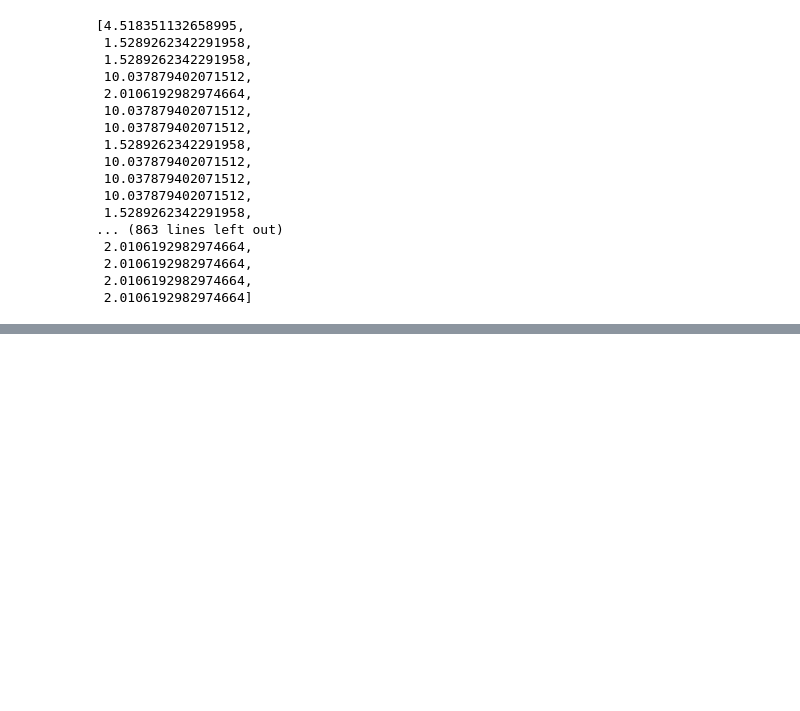
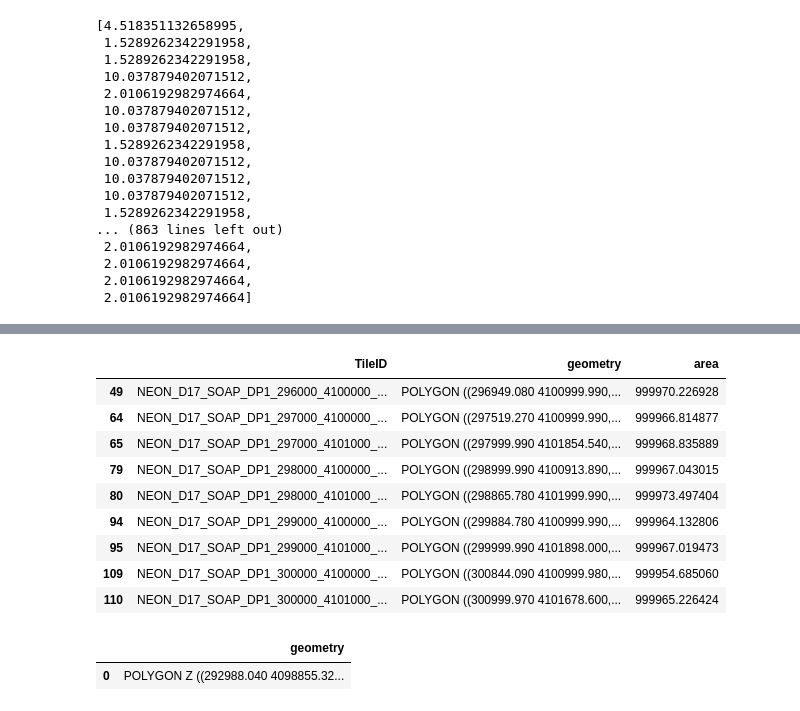
Before and after one commit to annaspiers/PRISMATIC, a Jupyter notebook: analyze.ipynb, the cells around one changed output, grey strips where cells are left out. Cells and saved outputs as stored; diff of their text form; code cells hidden in the pictures; blank space fills up the shorter version.

```diff
--- a/analyze.ipynb
+++ b/analyze.ipynb
@@ -172,0 +652,6 @@ result_biomass
+# %%
+import geopandas as gpd
+polygons_soap_all_utm = gpd.read_file('/media/toanngo/My Passport/lidar/SOAP/2019-06/merged_shp/2019_SOAP_4_merged_tiles.shp')
+# %%
+polygons_soap_all_utm['area'] = polygons_soap_all_utm.area
+polygons_soap_all_utm.explore("area", legend=False)
@@ -172,0 +660,23 @@ result_biomass
+# %%
+target_tiles = ['NEON_D17_SOAP_DP1_296000_4100000_classified_point_cloud',
+                'NEON_D17_SOAP_DP1_297000_4100000_classified_point_cloud',
+                'NEON_D17_SOAP_DP1_298000_4100000_classified_point_cloud',
+                'NEON_D17_SOAP_DP1_299000_4100000_classified_point_cloud',
+                'NEON_D17_SOAP_DP1_300000_4100000_classified_point_cloud',
+                'NEON_D17_SOAP_DP1_297000_4101000_classified_point_cloud',
+                'NEON_D17_SOAP_DP1_298000_4101000_classified_point_cloud',
+                'NEON_D17_SOAP_DP1_299000_4101000_classified_point_cloud',
+                'NEON_D17_SOAP_DP1_300000_4101000_classified_point_cloud',
+                ]
+polygons_soap_all_utm[polygons_soap_all_utm.TileID.isin(target_tiles)]
+# %% [output]
+|  | TileID | geometry | area |
+| 49 | NEON_D17_SOAP_DP1_296000_4100000_... | POLYGON ((296949.080 4100999.990,... | 999970.226928 |
+| 64 | NEON_D17_SOAP_DP1_297000_4100000_... | POLYGON ((297519.270 4100999.990,... | 999966.814877 |
+| 65 | NEON_D17_SOAP_DP1_297000_4101000_... | POLYGON ((297999.990 4101854.540,... | 999968.835889 |
+| 79 | NEON_D17_SOAP_DP1_298000_4100000_... | POLYGON ((298999.990 4100913.890,... | 999967.043015 |
+| 80 | NEON_D17_SOAP_DP1_298000_4101000_... | POLYGON ((298865.780 4101999.990,... | 999973.497404 |
+| 94 | NEON_D17_SOAP_DP1_299000_4100000_... | POLYGON ((299884.780 4100999.990,... | 999964.132806 |
+| 95 | NEON_D17_SOAP_DP1_299000_4101000_... | POLYGON ((299999.990 4101898.000,... | 999967.019473 |
+| 109 | NEON_D17_SOAP_DP1_300000_4100000_... | POLYGON ((300844.090 4100999.980,... | 999954.685060 |
+| 110 | NEON_D17_SOAP_DP1_300000_4101000_... | POLYGON ((300999.970 4101678.600,... | 999965.226424 |
@@ -172,0 +691,5 @@ result_biomass
+# %%
+shp_file
+# %% [output]
+|  | geometry |
+| 0 | POLYGON Z ((292988.040 4098855.32... |
```
Also changed, not shown: parts of 48 cells of this notebook, 1 other file.
